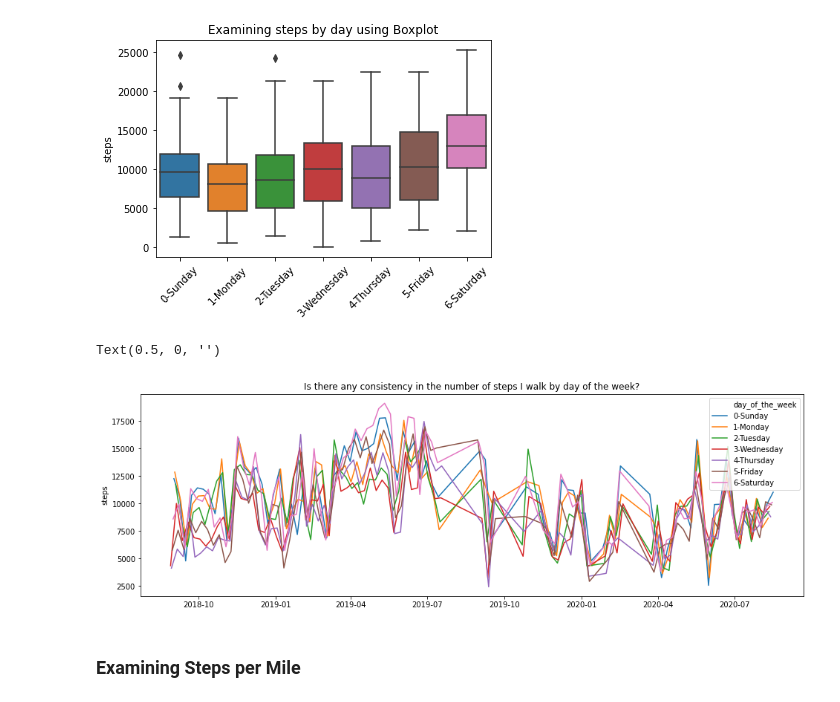
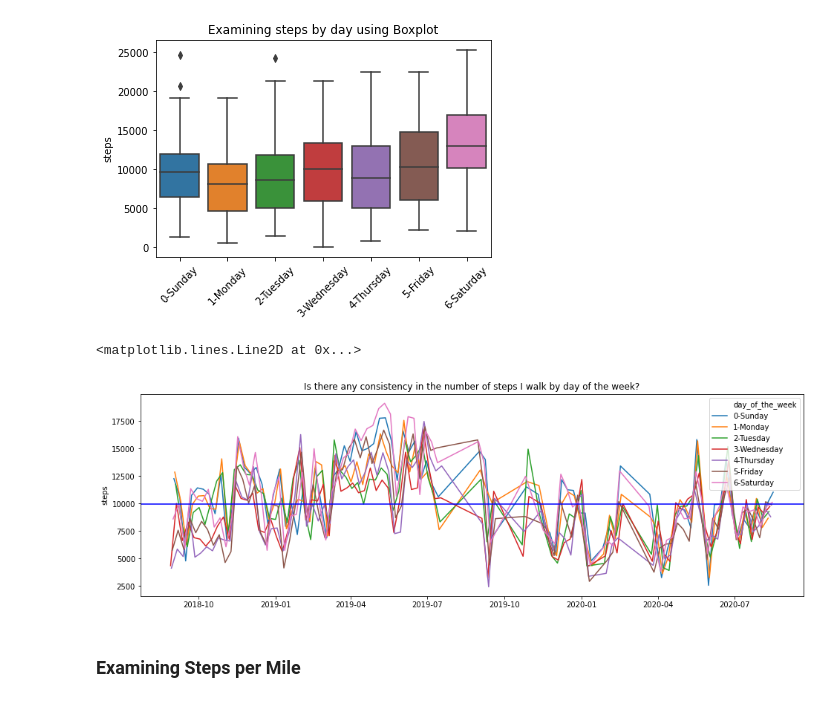
Before and after one commit to noahmelngailis/time_series_steps_project, a Jupyter notebook: time_series_mvp.ipynb, the cells around one changed output. Cells and saved outputs as stored; diff of their text form; code cells hidden in the pictures.

Commit message:
horizontal lines

```diff
--- a/time_series_mvp.ipynb
+++ b/time_series_mvp.ipynb
@@ -277,11 +301,12 @@ Text(0.5, 1.0, 'Examining steps by day using Boxplot')
 # %%
 plt.figure(figsize=(16,5))
 sns.lineplot(x=df.index, y=df.steps.rolling(4).mean(), data=df, hue='day_of_the_week')
 plt.title("Is there any consistency in the number of steps I walk by day of the week?")
 plt.xlabel("")
+plt.axhline(y=df.steps.mean(), color='b', linestyle='-')
 # %% [output]
-Text(0.5, 0, '')
+<matplotlib.lines.Line2D at 0x...>
-[figure, old version]
+[figure, new version]
 # %% [markdown]
 ### Examining Steps per Mile
 # %%
```
Also changed, not shown: parts of 3 cells of this notebook.
